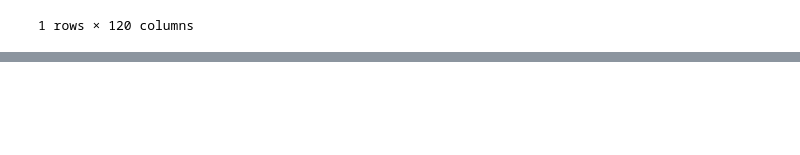
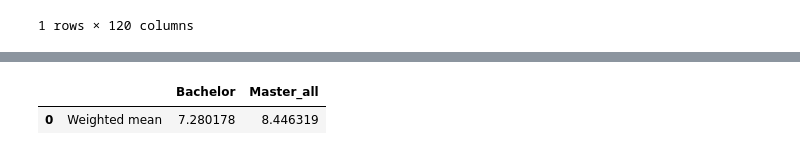
Before and after one commit to tnv875/Group18-NoTeeth, a Jupyter notebook: Exam project/Mag/Deskriptiv statistik.ipynb, the cells around one changed output, grey strips where cells are left out. Saved outputs shown, nothing was run; the diff lists cells and outputs as text; code cells hidden in the pictures; blank space fills up the shorter version.

```diff
--- a/Exam project/Mag/Deskriptiv statistik.ipynb
+++ b/Exam project/Mag/Deskriptiv statistik.ipynb
@@ -478,0 +519,24 @@ dfo[dfo['URL_E'] == 'http://karakterstatistik.stads.ku.dk/Histogram/HEEK03471E/S
+# %%
+l = []
+for i in range(len(df['Bachelor'])):
+    if df['Bachelor'][i] == 1:
+        l.append(1)
+    elif df['Bachelor choice'][i] == 1:
+        l.append(1)
+    else:
+        l.append(0)
+
+df['Bachelor_all'] = l
+
+l = []
+for i in range(len(df['Master'])):
+    if df['Master'][i] == 1:
+        l.append(1)
+    elif df['Full Degree Master choice'][i] == 1:
+        l.append(1)
+    elif df['Full Degree Master'][i] == 1:
+        l.append(1)
+    else:
+        l.append(0)
+
+df['Master_all'] = l
@@ -478,0 +558,20 @@ dfo[dfo['URL_E'] == 'http://karakterstatistik.stads.ku.dk/Histogram/HEEK03471E/S
+# %%
+def w_mean(categories):
+    d = {}
+    df_stat1 = pd.DataFrame()
+    df_stat1[''] = ['Weighted mean']
+    for i in categories:
+        d[i] = df[df[i] == 1]
+        df_stat1[i] = [sum(pd.DataFrame.from_dict(d[i])['W_snit']*sum(df['bestået'])/sum(pd.DataFrame.from_dict(d[i])['bestået']))]
+    return(df_stat1)
+w_mean(['Bachelor','Master_all'])
+#print(sum(df_cen['W_snit']*sum(df['bestået'])/sum(df_cen['bestået'])), '\n ', sum(df_nocen['W_snit']*sum(df['bestået'])/sum(df_nocen['bestået'])))
+
+#df_stat1 = pd.DataFrame()
+#df_stat1[''] = ['Weighted mean']
+#df_stat1['External censorship'] = [sum(pd.to_DataFrame.from_dict(d[i])['W_snit']*sum(df['bestået'])/sum(pd.to_DataFrame.from_dict(d[i])['bestået']))]
+#df_stat1['No external censorship'] = [sum(df_nocen['W_snit']*sum(df['bestået'])/sum(df_nocen['bestået']))]
+#print(df_stat1.set_index('').to_latex())
+# %% [output]
+|  |  | Bachelor | Master_all |
+| 0 | Weighted mean | 7.280178 | 8.446319 |
```
Also changed, not shown: parts of 7 cells of this notebook.
